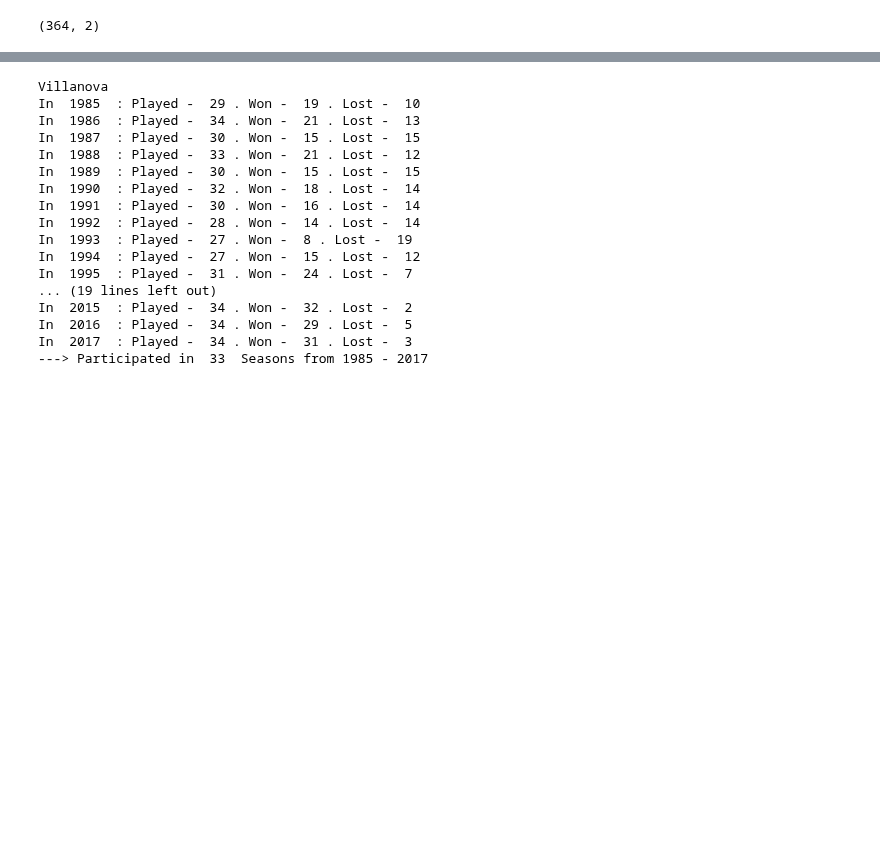
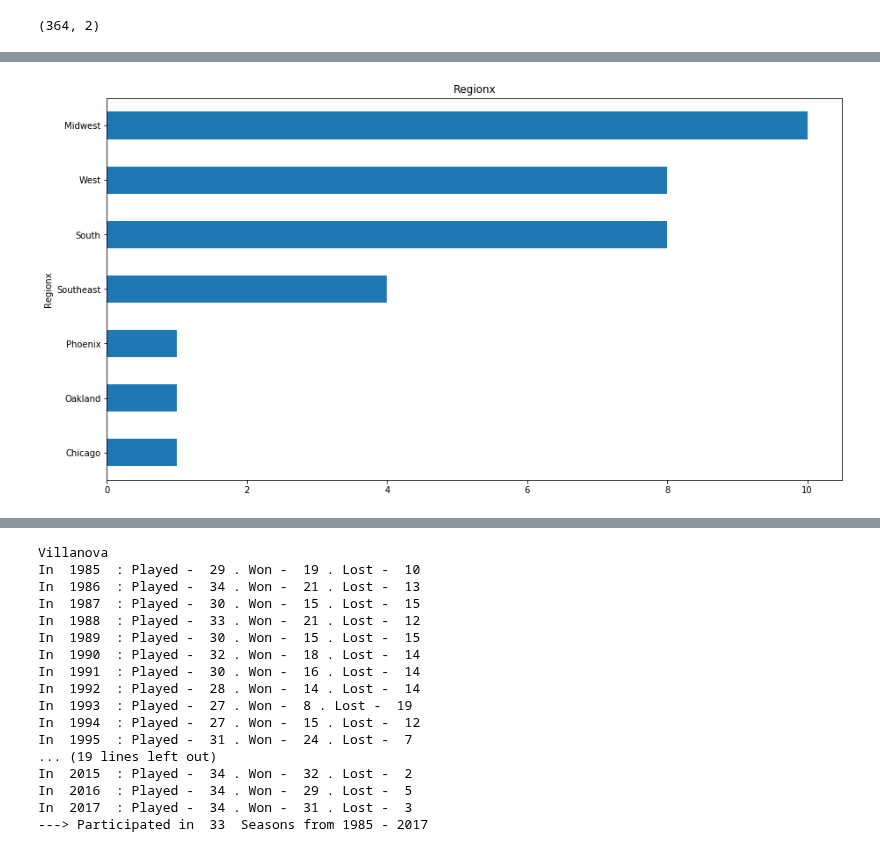
Before and after one commit to Heramb001/cs795_practical_machine_learning, a Jupyter notebook: project-1/Data Wrangling.ipynb, the cells around one changed output, grey strips where cells are left out. Cells and saved outputs as stored; diff of their text form; code cells hidden in the pictures; blank space fills up the shorter version.

```diff
--- a/project-1/Data Wrangling.ipynb
+++ b/project-1/Data Wrangling.ipynb
@@ -206,0 +215,6 @@ seasons_df.shape
+# %%
+seasons_df['counterx'] = 1
+seasons_df.groupby('Regionx')['counterx'].count().sort_values().plot(kind='barh',title='Regionx',figsize=(15, 8))
+plt.show()
+# %% [output]
+[figure, added]
```
Also changed, not shown: parts of 31 cells of this notebook, 2 other files.
